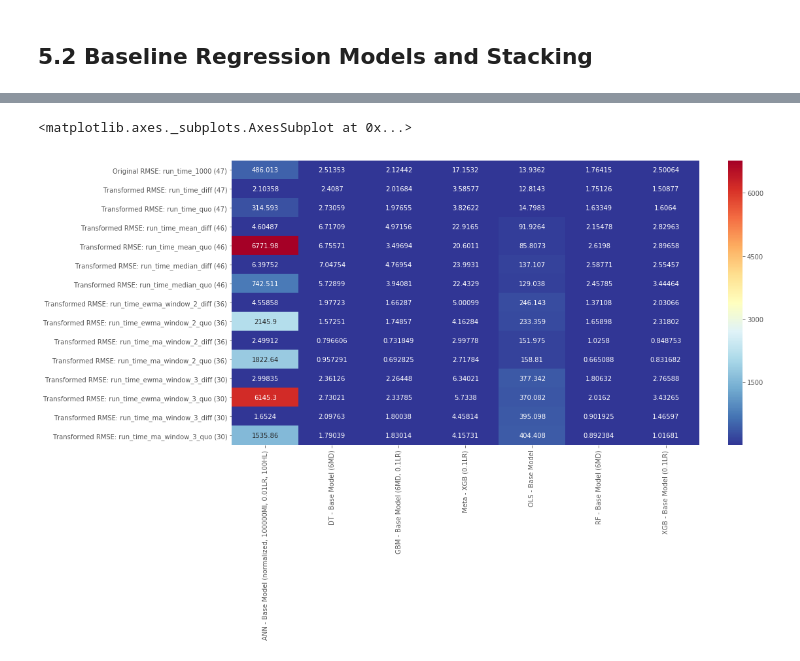
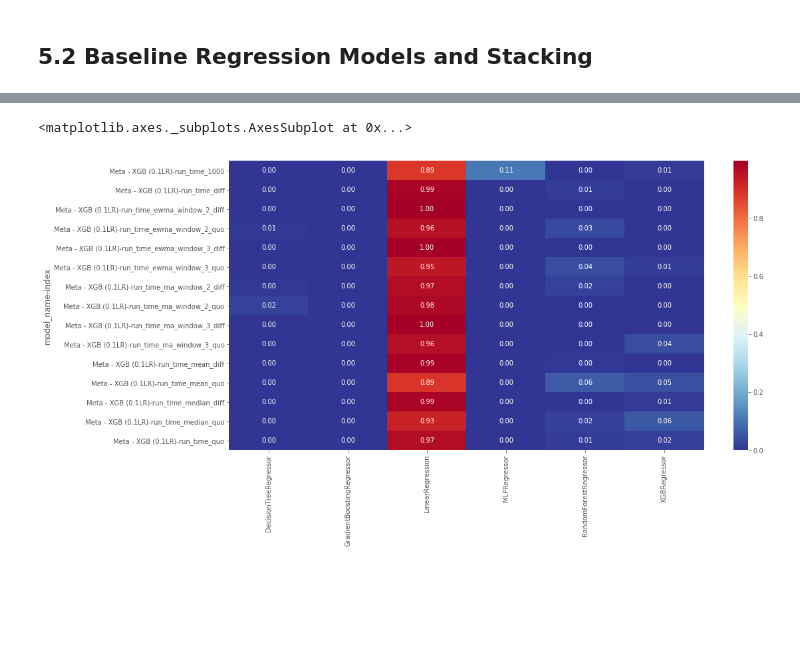
Before and after one commit to terryluzj/ba-fyp-sports-analytics, a Jupyter notebook: analysis/predictive/regression_models.ipynb, the cells around one changed output, grey strips where cells are left out. Cells and saved outputs as stored; diff of their text form; code cells hidden in the pictures; blank space fills up the shorter version.

Commit message:
Completed baselines for modelling

```diff
--- a/analysis/predictive/regression_models.ipynb
+++ b/analysis/predictive/regression_models.ipynb
@@ -161,6 +161,7 @@ try:
 
     rmse_report = pd.read_csv(report_directory + 'rmse_report_baseline.csv', index_col=0)
     rsquare_report = pd.read_csv(report_directory + 'rsquare_report_baseline.csv', index_col=0)
+    meta_report = pd.read_csv(report_directory + 'meta_report_baseline.csv', index_col=0)
 except FileNotFoundError:
     # Add base model
     mc.add_model(LinearRegression, model_name='OLS - Base Model', fit_intercept=False)
@@ -179,7 +180,7 @@ except FileNotFoundError:
     xgb_base = XGBRegressor(learning_rate=0.1)
     dt_base = DecisionTreeRegressor(max_depth=6)
     rf_base = RandomForestRegressor(max_depth=6)
-    gbm_base = GradientBoostingRegressor(n_estimators=500, max_depth=6, min_samples_split=2, learning_rate=0.1, loss='ls')
+    gbm_base = GradientBoostingRegressor(n_estimators=500, max_depth=6, min_samples_split=2, learning_rate=0.1)
     ann_base = MLPRegressor(max_iter=100000, learning_rate_init=0.02, hidden_layer_sizes=(300, 300, 300))
     xgb_meta = XGBRegressor(learning_rate=0.1)
     mc.add_model(StackingRegressor, 'Meta - XGB (0.1LR)',
@@ -191,6 +192,9 @@ except FileNotFoundError:
     rsquare_report = mc.get_report(filter_word='R^2')
     rmse_report.to_csv(file_directory + 'predictive/report/rmse_report_baseline.csv')
     rsquare_report.to_csv(file_directory + 'predictive/report/rsquare_report_baseline.csv')
+
+    meta_report = mc.get_meta_report()
+    meta_report.to_csv(file_directory + 'predictive/report/meta_report_baseline.csv')
 # %% [output]
 Split training and testing set by date range with 0.7 ratio:
 Training set date range: 2000-01-29 15:40:00 -> 2000-02-27 15:40:00
@@ -198,11 +216,8 @@ Testing set date range: 2000-03-19 15:00:00 -> 2000-06-03 15:40:00
 # %%
 # Set some specs for plotting
 mpl.rcParams['figure.figsize'] = (16.0, 8.0)
 mpl.style.use('ggplot')
-
-value_df = rmse_report.dropna().astype(float).iloc[:, :]
-value_df = value_df.applymap(lambda x: float(x))
-sns.heatmap(value_df, annot=True, fmt='g', cmap='RdYlBu_r')
+sns.heatmap(meta_report.reset_index().set_index(['model_name', 'index']).astype(float), annot=True, fmt='.2f', cmap='RdYlBu_r')
 # %% [output]
 <matplotlib.axes._subplots.AxesSubplot at 0x...>
-[figure, old version]
+[figure, new version]
```
Also changed, not shown: parts of 17 cells of this notebook, 1 other file.
